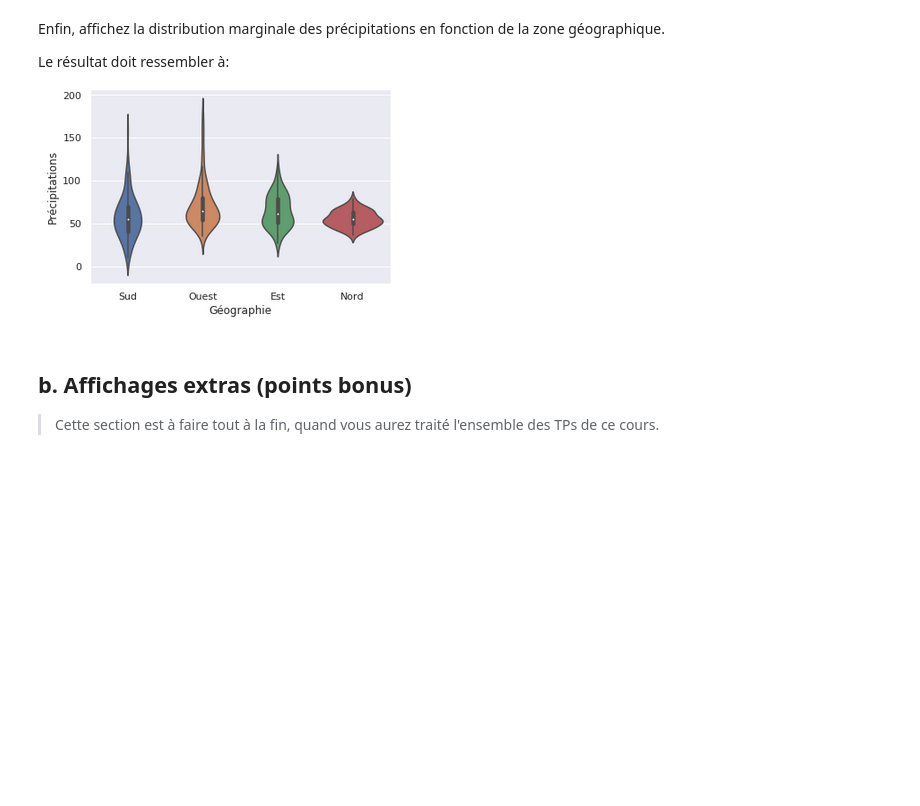
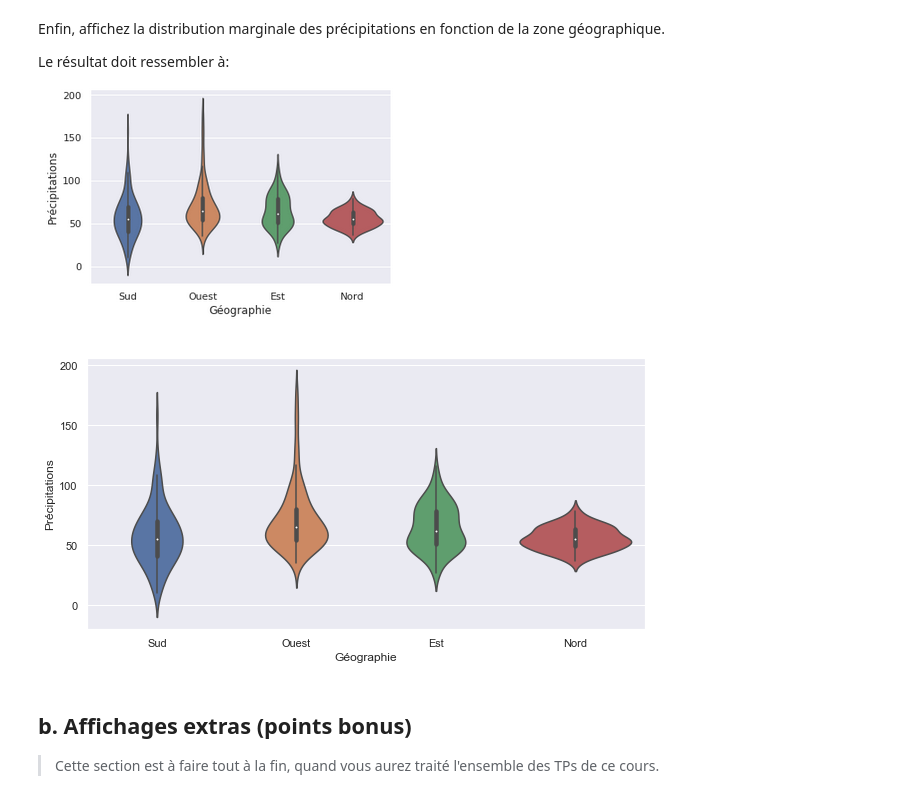
Before and after one commit to campusplage/compte-rendus-randrianjanahary_pla-comes, a Jupyter notebook: TP1_pandas.ipynb, the cells around one changed output. Saved outputs shown, nothing was run; the diff lists cells and outputs as text; code cells hidden in the pictures; blank space fills up the shorter version.

```diff
--- a/TP1_pandas.ipynb
+++ b/TP1_pandas.ipynb
@@ -509,6 +531,15 @@ Le résultat doit ressembler à:
 ![image.png](embedded-picture-1)
 # %%
 # Affichage de la distribution marginale des précipitations par zone géographique
+data_zone_geo = data.reset_index().melt(id_vars='Géographie',
+                                         value_vars=['Précipitations'],
+                                         value_name='Précipitations')
+
+g = sns.violinplot(x='Géographie', y='Précipitations', data=data_zone_geo)
+
+g.get_figure().set_size_inches(10,5)
+# %% [output]
+[figure, added]
 # %% [markdown]
 ## b. Affichages extras (points bonus)
 
```
Also changed, not shown: parts of 3 cells of this notebook.
